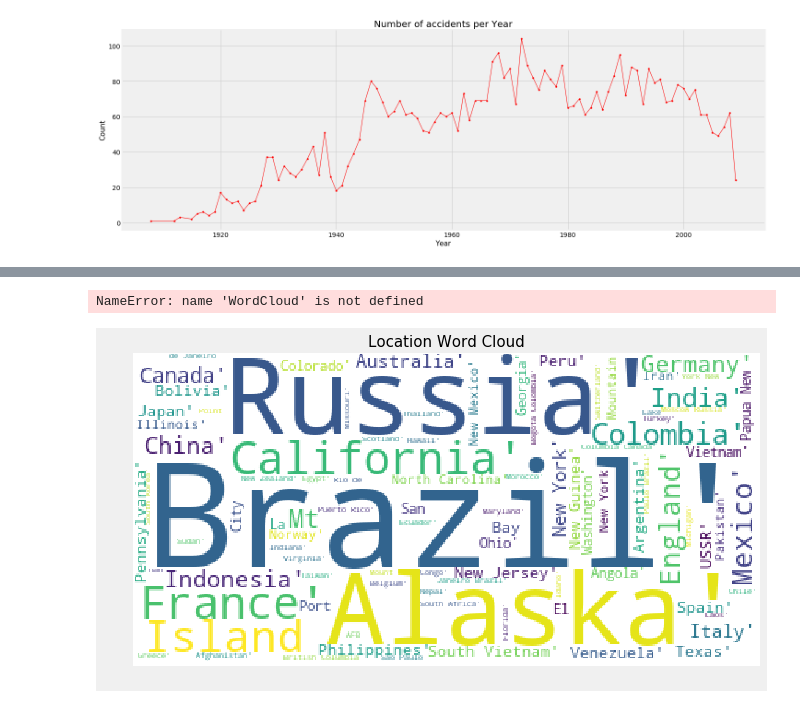
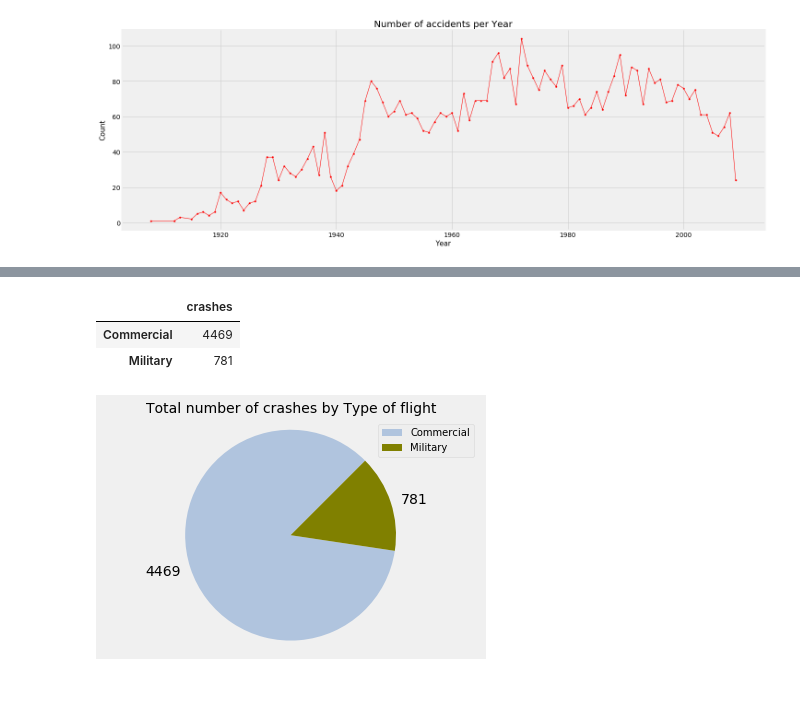
Before and after one commit to GrumpiestToast/Project-1, a Jupyter notebook: Airplane_Crashes.ipynb, the cells around one changed output, grey strips where cells are left out. Drawn from its saved outputs; the diff is of its cells as text; code cells hidden in the pictures.

```diff
--- a/Airplane_Crashes.ipynb
+++ b/Airplane_Crashes.ipynb
@@ -129,4 +121,0 @@ plt.show()
-# %%
-wordcloud2 = WordCloud().generate(' '.join(text2['Location']))
-# %% [output]
-NameError: name 'WordCloud' is not defined
@@ -147,7 +146,8 @@ stopwords.add("\"")
 stopwords.add(",")
 stopwords.add(".")
 stopwords.add(" -")
-wc = WordCloud(background_color = "white", max_words= 2500, stopwords=stopwords)
+stopwords.add("Island")
+wc = WordCloud(background_color = "black", max_words= 2500, stopwords=stopwords)
 wc.generate(list)
 
 plt.figure(figsize=(10,10))
@@ -155,5 +155,3 @@ plt.title('Location Word Cloud', loc='Center', fontsize=15)
 plt.imshow(wc)
 plt.axis("off")
 plt.show()
-# %% [output]
-[figure, removed]
@@ -177,0 +160,19 @@ plt.show()
+# %%
+military_df = df.copy()
+military_df["crashes"]= military_df.Operator.str.contains('MILITARY')
+military_df = military_df.groupby('crashes')[['crashes']].count()
+military_df.index = ['Commercial', 'Military']
+# %%
+military_df
+# %% [output]
+|  | crashes |
+| Commercial | 4469 |
+| Military | 781 |
+# %%
+plt.pie(military_df.crashes, colors = ['lightsteelblue', 'olive'], labels=military_df.crashes, startangle=45)
+plt.legend(military_df.index, loc="best", fontsize=10)
+plt.axis('equal')
+plt.title('Total number of crashes by Type of flight', loc='Center', fontsize=14)
+plt.show()
+# %% [output]
+[figure, added]
```
Also changed, not shown: parts of 13 cells of this notebook.
